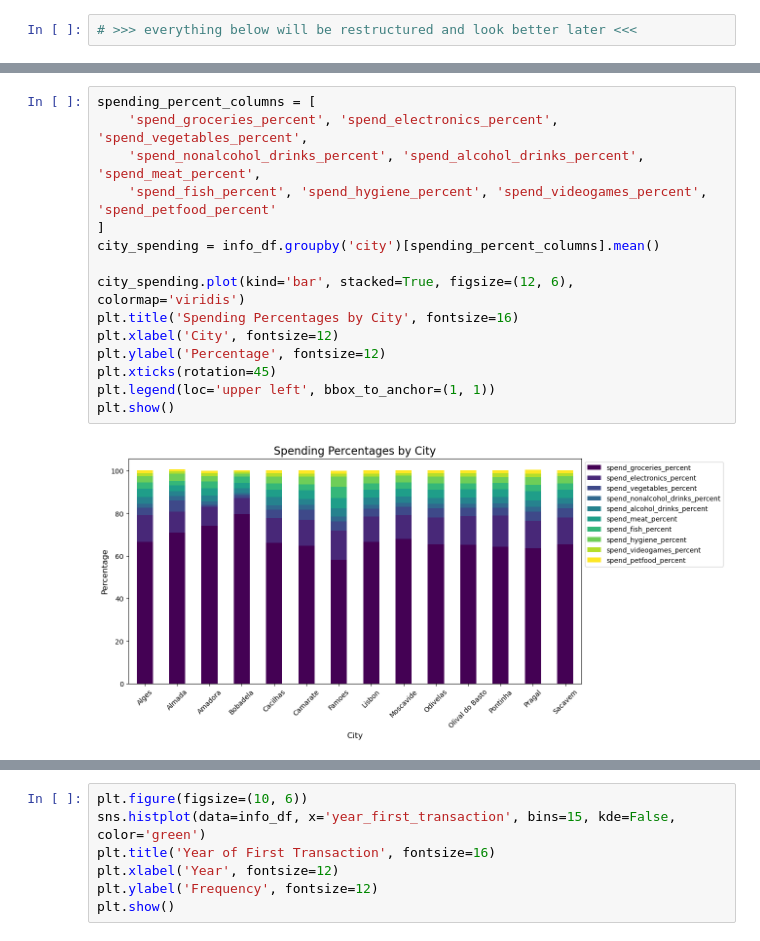
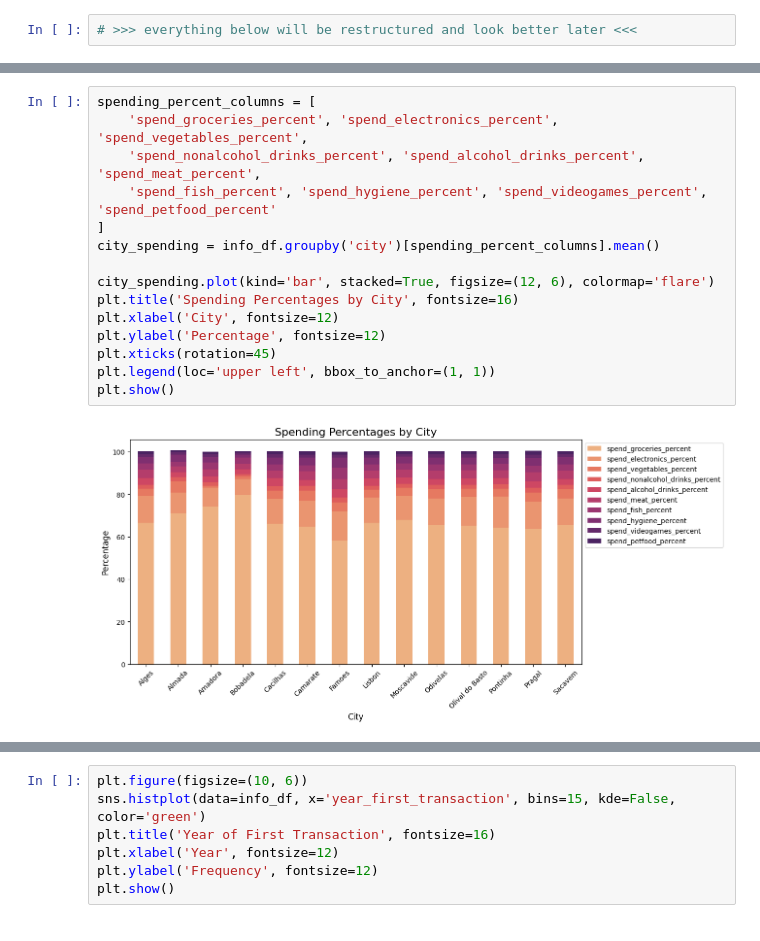
Before and after one commit to Yan-Sidoryk/Unsupervised-Customer-Segmentation, a Jupyter notebook: visualization.ipynb, the cells around one changed output, grey strips where cells are left out. Saved outputs shown, nothing was run; the diff lists cells and outputs as text.

Commit message:
changed graph colour

```diff
--- a/visualization.ipynb
+++ b/visualization.ipynb
@@ -257,20 +254,20 @@ plt.show()
 # %%
 spending_percent_columns = [
     'spend_groceries_percent', 'spend_electronics_percent', 'spend_vegetables_percent',
     'spend_nonalcohol_drinks_percent', 'spend_alcohol_drinks_percent', 'spend_meat_percent',
     'spend_fish_percent', 'spend_hygiene_percent', 'spend_videogames_percent', 'spend_petfood_percent'
 ]
 city_spending = info_df.groupby('city')[spending_percent_columns].mean()
 
-city_spending.plot(kind='bar', stacked=True, figsize=(12, 6), colormap='viridis')
+city_spending.plot(kind='bar', stacked=True, figsize=(12, 6), colormap='flare')
 plt.title('Spending Percentages by City', fontsize=16)
 plt.xlabel('City', fontsize=12)
 plt.ylabel('Percentage', fontsize=12)
 plt.xticks(rotation=45)
 plt.legend(loc='upper left', bbox_to_anchor=(1, 1))
 plt.show()
 # %% [output]
-[figure, old version]
+[figure, new version]
 # %%
 time_columns = ['morning_shopper', 'afternoon_shopper', 'evening_shopper']
 time_preferences = info_df[time_columns].sum()
```
Also changed, not shown: parts of 5 cells of this notebook.
